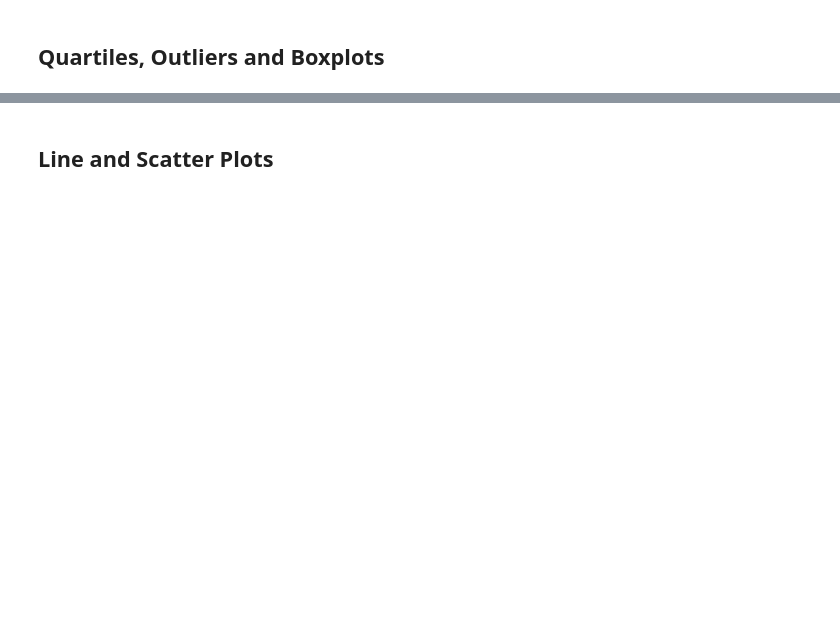
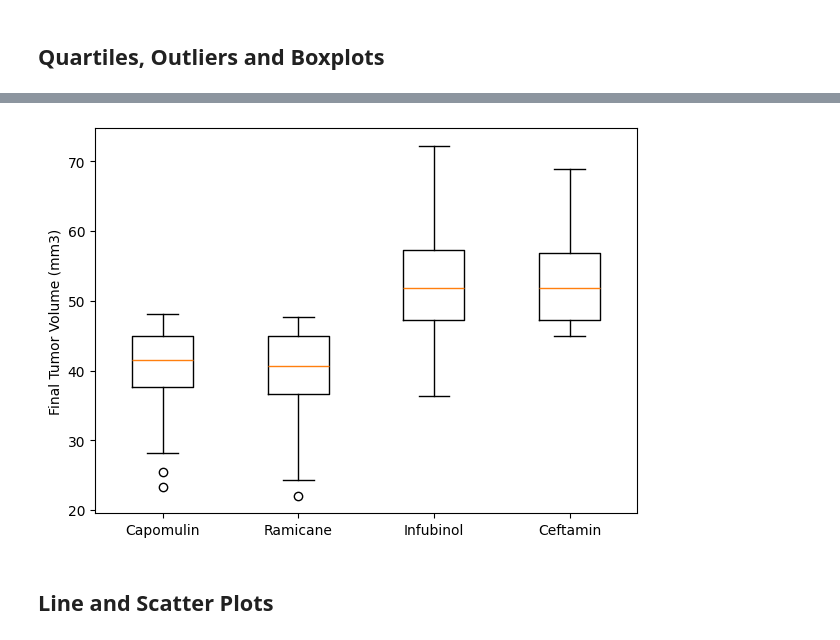
Before and after one commit to lilianag21/Pymaceuticals-Challenge, a Jupyter notebook: Pymaceuticals/pymaceuticals_starter.ipynb, the cells around one changed output, grey strips where cells are left out. Drawn from its saved outputs; the diff is of its cells as text; code cells hidden in the pictures; blank space fills up the shorter version.

```diff
--- a/Pymaceuticals/pymaceuticals_starter.ipynb
+++ b/Pymaceuticals/pymaceuticals_starter.ipynb
@@ -222,2 +255,20 @@ Ceftamin's potential outliers: Series([], Name: Tumor Volume (mm3), dtype: float
+# %%
+# Generate a box plot that shows the distribution of the tumor volume for each treatment group.
+
+capomulin = clean_mice[clean_mice["Drug Regimen"] == "Capomulin"]["Tumor Volume (mm3)"]
+ramicane = clean_mice[clean_mice["Drug Regimen"] == "Ramicane"]["Tumor Volume (mm3)"]
+infubinol = clean_mice[clean_mice["Drug Regimen"] == "Infubinol"]["Tumor Volume (mm3)"]
+ceftamin = clean_mice[clean_mice["Drug Regimen"] == "Ceftamin"]["Tumor Volume (mm3)"]
+
+treatment_data = [capomulin, ramicane, infubinol, ceftamin]
+
+fig1, ax1 = plt.subplots(figsize=(7, 5))
+ax1.boxplot(treatment_data)
+
+ax1.set_xticklabels(["Capomulin", "Ramicane", "Infubinol", "Ceftamin"])
+ax1.set_ylabel("Final Tumor Volume (mm3)")
+plt.show()
+# %% [output]
+[figure, added]
 # %% [markdown]
 ## Line and Scatter Plots
```
Also changed, not shown: parts of 18 cells of this notebook, 2 other files.
